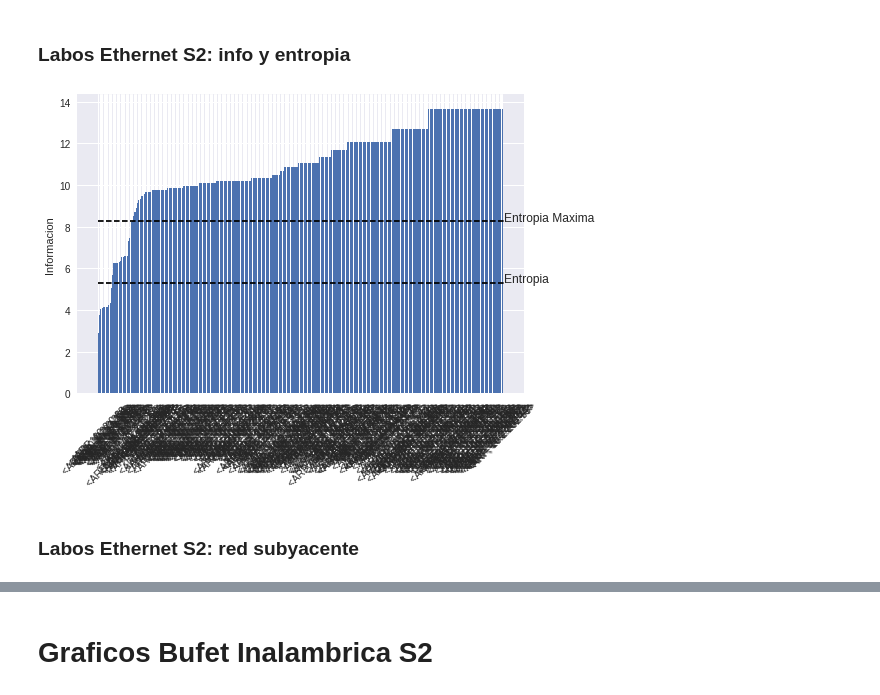
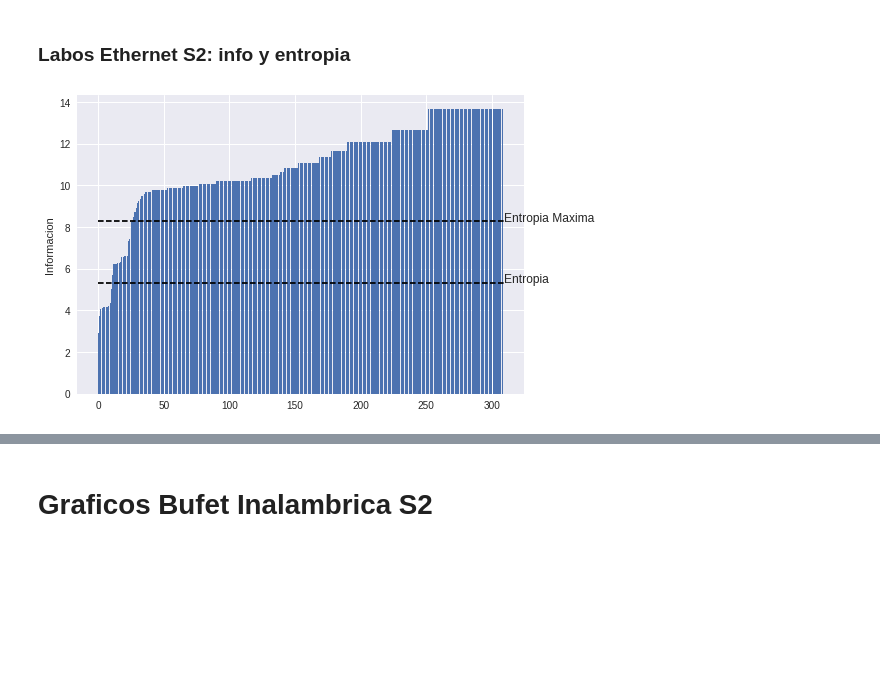
Before and after one commit to a-lavia/redes, a Jupyter notebook: tp1/tools/Graficos-s2.ipynb, the cells around one changed output, grey strips where cells are left out. Drawn from its saved outputs; the diff is of its cells as text; code cells hidden in the pictures; blank space fills up the shorter version.

```diff
--- a/tp1/tools/Graficos-s2.ipynb
+++ b/tp1/tools/Graficos-s2.ipynb
@@ -42,24 +40,22 @@ dfEthernet
 # %%
 dfTableEthernetSortedInfo = dfTableEthernet.sort_values(by='information')
 
 infoEther = dfTableEthernetSortedInfo["information"]
 symbolsEther = dfTableEthernetSortedInfo["symbol"]
 
 mpl_fig = plt.figure()
 ax = mpl_fig.add_subplot(111)
 ax.set_ylabel('Informacion')
 
 plt.bar(range(len(infoEther)), infoEther, align='center')
-plt.xticks(range(len(symbolsEther)), symbolsEther,rotation=45)
+#plt.xticks(range(len(symbolsEther)), symbolsEther,rotation=45)
 
 plt.plot([0, len(symbolsEther)],[dfEntropyEther[0], dfEntropyEther[0]], 'k--', label='Entropia')
 plt.text(len(symbolsEther), dfEntropyEther[0], 'Entropia')
 
 plt.plot([0,len(symbolsEther)],[dfEntropyEther[1], dfEntropyEther[1]], 'k--', label='Entropia Maxima')
 plt.text(len(symbolsEther), dfEntropyEther[1], 'Entropia Maxima')
 
 plt.show()
 # %% [output]
-[figure, old version]
+[figure, new version]
-# %% [markdown]
-### Labos Ethernet S2: red subyacente
```
Also changed, not shown: parts of 5 cells of this notebook.
